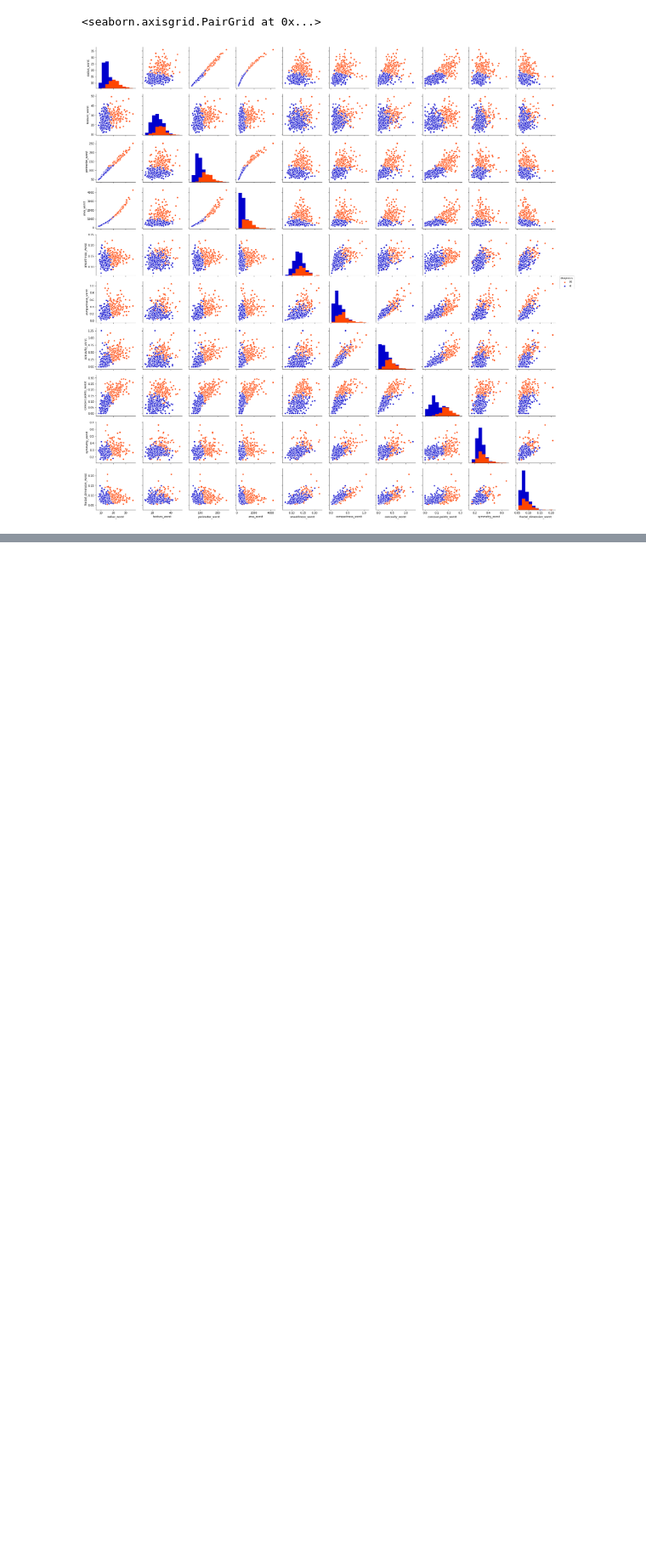
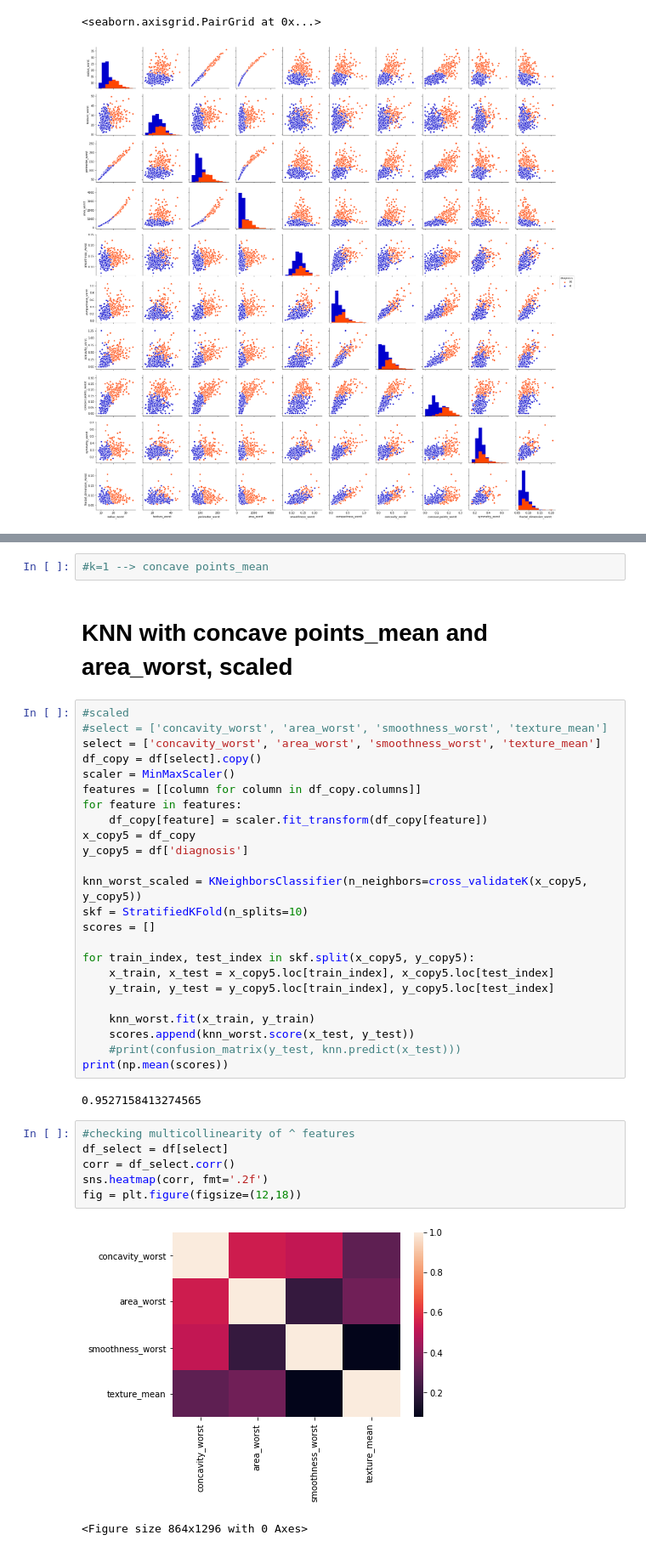
Before and after one commit to nayanika-g/breast-cancer-wisconsin, a Jupyter notebook: draft2_knn.ipynb, the cells around one changed output, grey strips where cells are left out. Shown: that part at 85% size. Drawn from its saved outputs; the diff is of its cells as text; blank space fills up the shorter version.

```diff
--- a/draft2_knn.ipynb
+++ b/draft2_knn.ipynb
@@ -188,0 +389,39 @@ sns.pairplot(df, hue = 'diagnosis', vars = features_worst, palette=color_dict)
+# %%
+#k=1 --> concave points_mean
+# %% [markdown]
+# KNN with concave points_mean and area_worst, scaled
+# %%
+#scaled
+#select = ['concavity_worst', 'area_worst', 'smoothness_worst', 'texture_mean']
+select = ['concavity_worst', 'area_worst', 'smoothness_worst', 'texture_mean']
+df_copy = df[select].copy()
+scaler = MinMaxScaler()
+features = [[column for column in df_copy.columns]]
+for feature in features:
+    df_copy[feature] = scaler.fit_transform(df_copy[feature])
+x_copy5 = df_copy
+y_copy5 = df['diagnosis']
+
+knn_worst_scaled = KNeighborsClassifier(n_neighbors=cross_validateK(x_copy5, y_copy5))
+skf = StratifiedKFold(n_splits=10)
+scores = []
+
+for train_index, test_index in skf.split(x_copy5, y_copy5):
+    x_train, x_test = x_copy5.loc[train_index], x_copy5.loc[test_index]
+    y_train, y_test = y_copy5.loc[train_index], y_copy5.loc[test_index]
+
+    knn_worst.fit(x_train, y_train)
+    scores.append(knn_worst.score(x_test, y_test))
+    #print(confusion_matrix(y_test, knn.predict(x_test)))
+print(np.mean(scores))
+# %% [output]
+0.9527158413274565
+# %%
+#checking multicollinearity of ^ features
+df_select = df[select]
+corr = df_select.corr()
+sns.heatmap(corr, fmt='.2f')
+fig = plt.figure(figsize=(12,18))
+# %% [output]
+[figure, added]
+<Figure size 864x1296 with 0 Axes>
```
Also changed, not shown: parts of 19 cells of this notebook.
